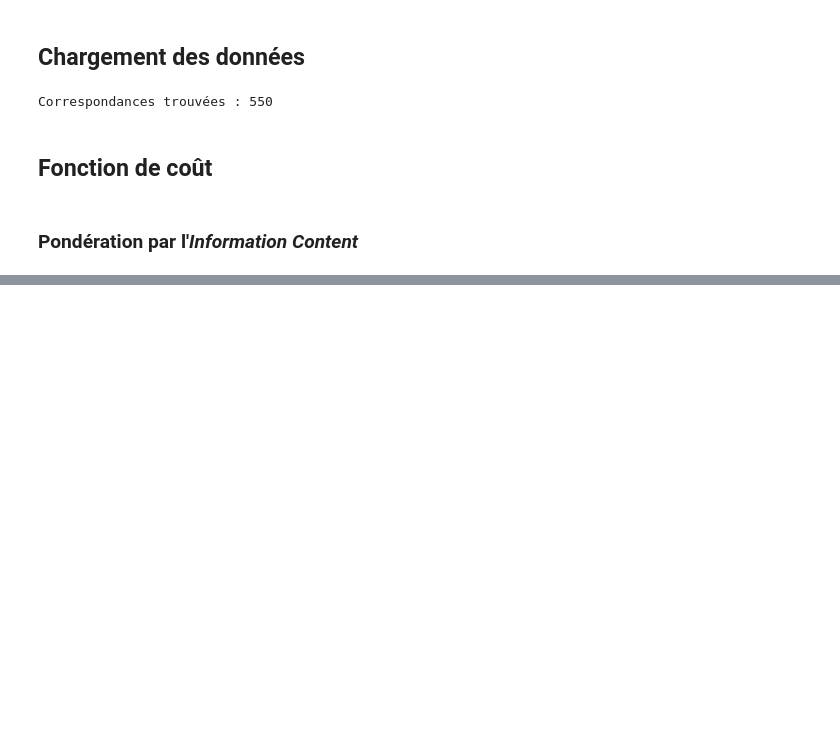
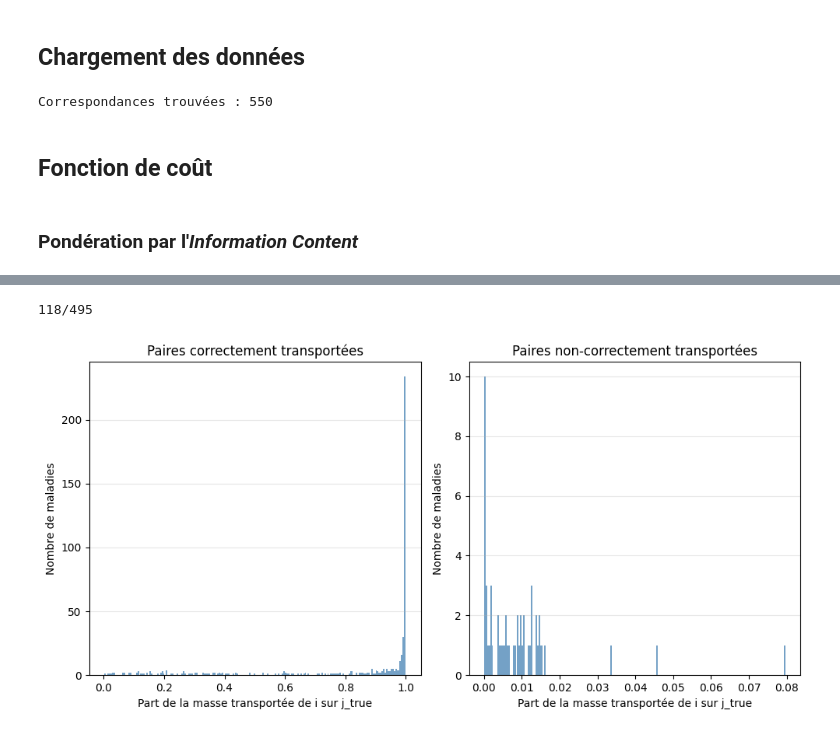
Before and after one commit to averniere/OT_simulation_maladies, a Jupyter notebook: Embeddings/test.ipynb, the cells around one changed output, grey strips where cells are left out. Saved outputs shown, nothing was run; the diff lists cells and outputs as text; code cells hidden in the pictures; blank space fills up the shorter version.

```diff
--- a/Embeddings/test.ipynb
+++ b/Embeddings/test.ipynb
@@ -186,0 +193,35 @@ Top-5 accuracy : 0.853 (469/550)
+# %%
+pairs_zero = [k for k, v in pairs_reg.items() if (v[0] > 3 or v[0]==0)]
+correct_pairs = [k for k, v in pairs_reg.items() if (v[0]>=1 and v[0]<=3)]
+marginal = np.sum(ot_plan_reg, axis=1)
+transported_share = {}
+for (i, j_true) in df_gt_set:
+    transported_share[(i, j_true)]=ot_plan_reg[i, j_true]/marginal[i]
+
+correct_transported_share = [v for k, v in transported_share.items() if k in correct_pairs]
+print(f"{len([v for v in correct_transported_share if v < 0.8])}/{len(correct_transported_share)}")
+uncorrect_transported_share = [v for k, v in transported_share.items() if k in pairs_zero]
+
+fig, axes = plt.subplots(1, 2, figsize=(10, 5),)
+
+ax = axes[0]
+sns.histplot(correct_transported_share, bins=200, ax=ax, color='steelblue', edgecolor='none')
+
+ax.set_xlabel("Part de la masse transportée de i sur j_true")
+ax.set_ylabel("Nombre de maladies")
+ax.set_title("Paires correctement transportées")
+ax.grid(axis='y', alpha=0.3)
+
+ax = axes[1]
+sns.histplot(uncorrect_transported_share, bins=200, ax=ax, color='steelblue', edgecolor='none')
+
+ax.set_xlabel("Part de la masse transportée de i sur j_true")
+ax.set_ylabel("Nombre de maladies")
+ax.set_title("Paires non-correctement transportées")
+ax.grid(axis='y', alpha=0.3)
+
+plt.tight_layout()
+plt.show()
+# %% [output]
+118/495
+[figure, added]
```
Also changed, not shown: parts of 13 cells of this notebook, 1 other file.
